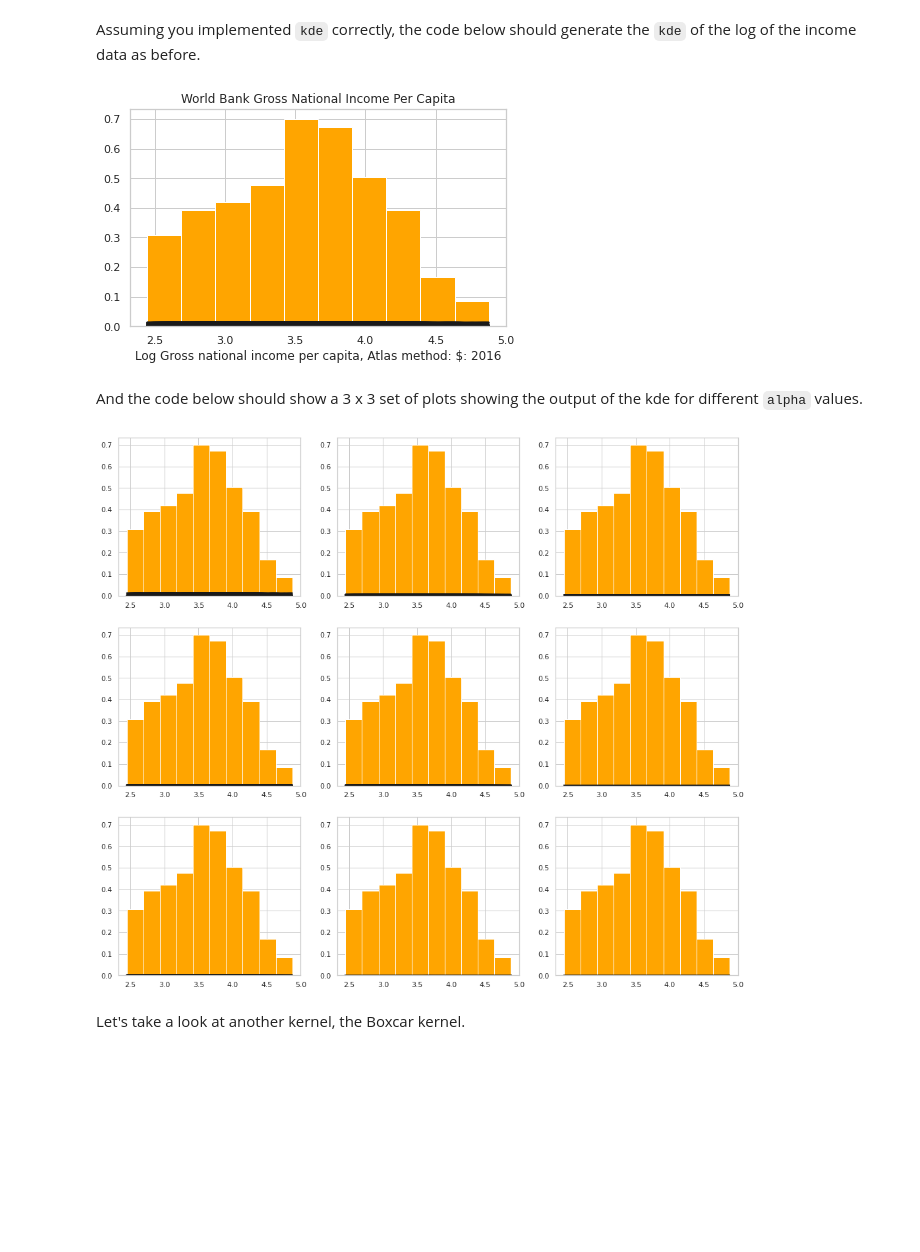
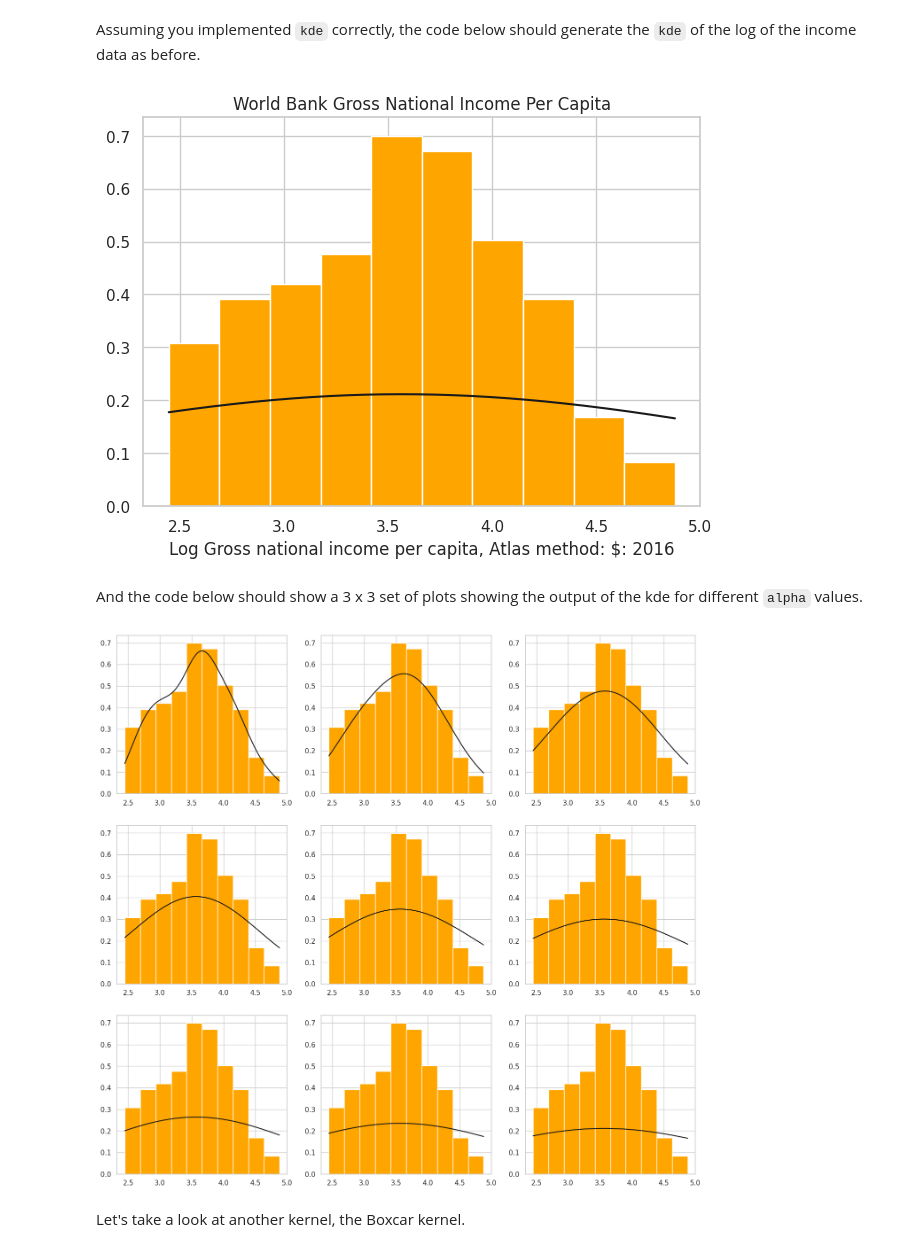
Before and after one commit to brianballer/ds100-sp22, a Jupyter notebook: lab/lab04/lab04.ipynb, the cells around one changed output. Saved outputs shown, nothing was run; the diff lists cells and outputs as text; code cells hidden in the pictures; blank space fills up the shorter version.

```diff
--- a/lab/lab04/lab04.ipynb
+++ b/lab/lab04/lab04.ipynb
@@ -485,13 +540,13 @@ Assuming you implemented `kde` correctly, the code below should generate the `kd
 # %%
 df['trans_inc'] = np.log10(df['inc'])
 xs = np.linspace(df['trans_inc'].min(), df['trans_inc'].max(), 1000)
 curve = [kde(gaussian_kernel, alpha, x, df['trans_inc']) for x in xs]
 plt.hist(df['trans_inc'], density=True, color='orange')
 plt.title('World Bank Gross National Income Per Capita')
 plt.xlabel('Log Gross national income per capita, Atlas method: $: 2016');
-plt.plot(xs, curve, 'k-');
+plt.plot(xs, np.sum(curve, axis=1), 'k-');
 # %% [output]
-[figure, old version]
+[figure, new version]
 # %% [markdown]
 And the code below should show a 3 x 3 set of plots showing the output of the kde for different `alpha` values.
 # %%
@@ -502,10 +557,10 @@ for i, alpha in enumerate(alphas):
     xs = np.linspace(df['trans_inc'].min(), df['trans_inc'].max(), 1000)
     curve = [kde(gaussian_kernel, alpha, x, df['trans_inc']) for x in xs]
     plt.hist(df['trans_inc'], density=True, color='orange')
-    plt.plot(xs, curve, 'k-')
+    plt.plot(xs, np.sum(curve, axis=1), 'k-')
 plt.show()
 # %% [output]
-[figure, old version]
+[figure, new version]
 # %% [markdown]
 Let's take a look at another kernel, the Boxcar kernel.
 # %%
```
Also changed, not shown: parts of 29 cells of this notebook.
